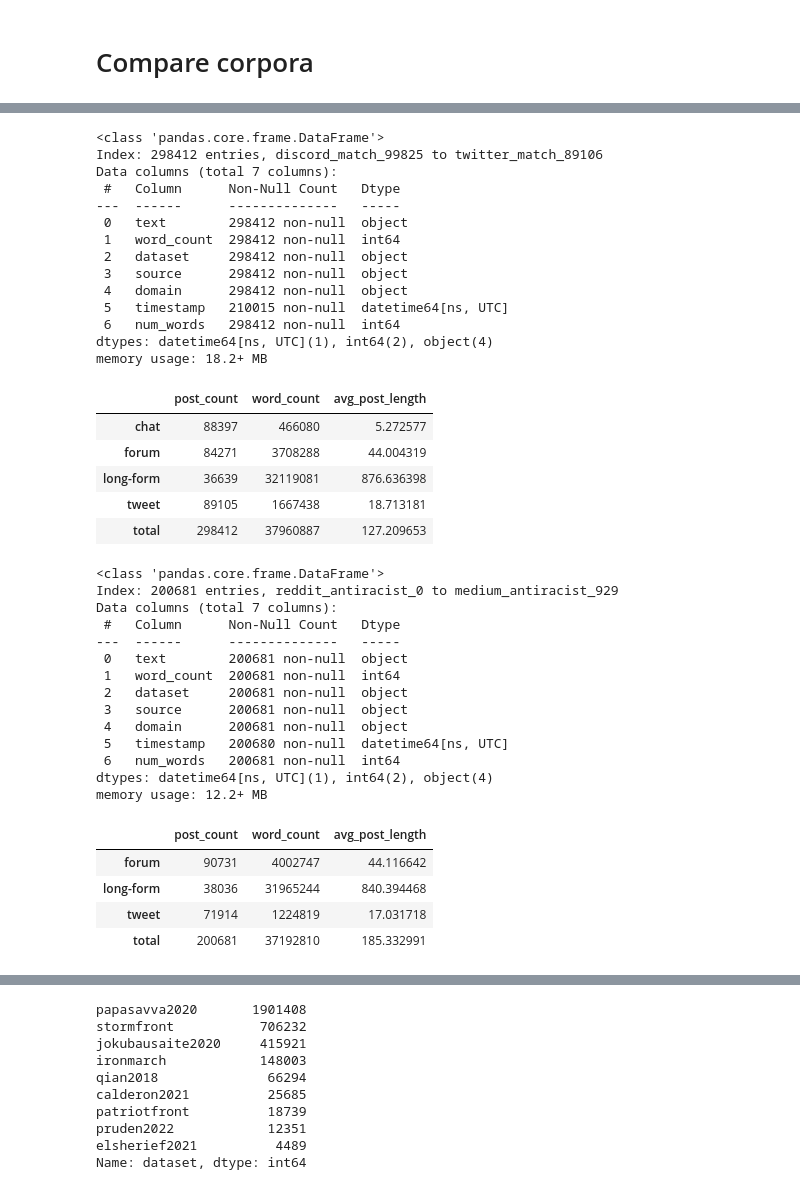
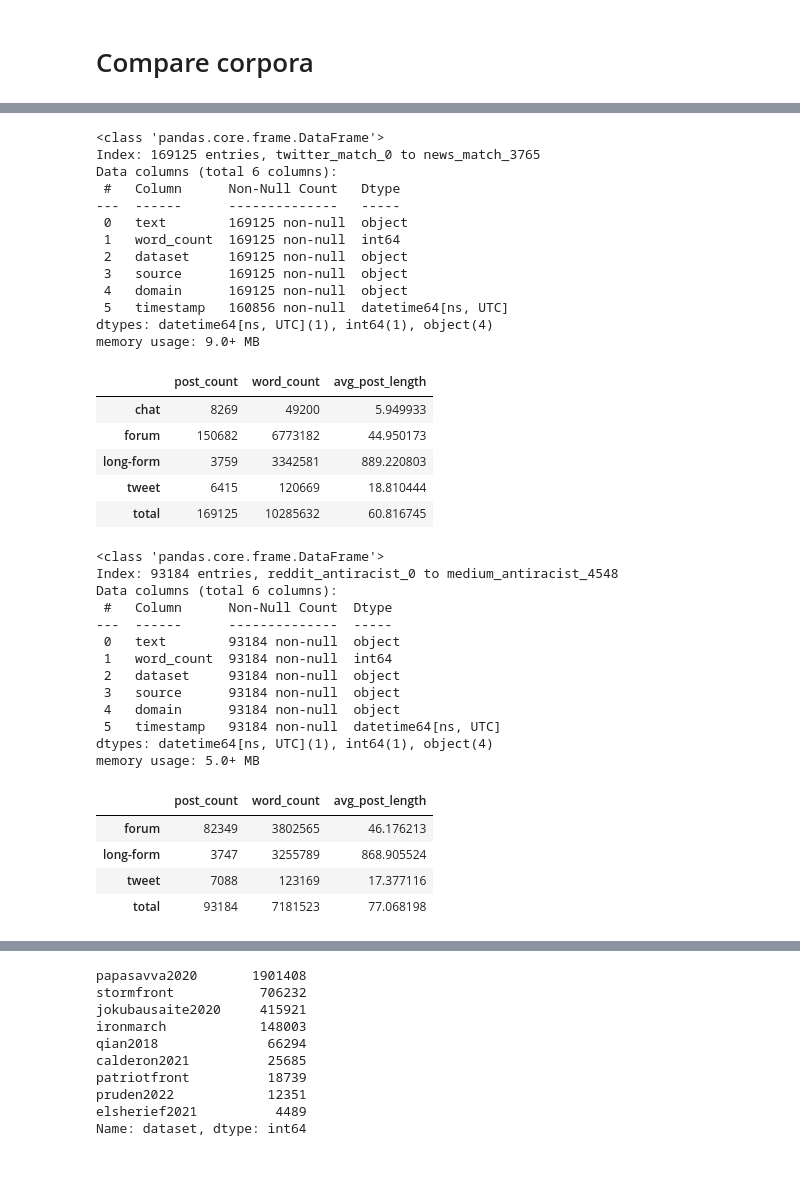
Before and after one commit to michaelmilleryoder/white_supremacist_lang, a Jupyter notebook: jupyter/corpus_stats.ipynb, the cells around one changed output, grey strips where cells are left out. Drawn from its saved outputs; the diff is of its cells as text; code cells hidden in the pictures.

```diff
--- a/jupyter/corpus_stats.ipynb
+++ b/jupyter/corpus_stats.ipynb
@@ -2,0 +27,3 @@
+# %%
+pd.set_option('display.max_colwidth', None)
+ws_data.sample(20)
@@ -323,40 +471,38 @@ memory usage: 14.0+ MB
 # %%
 # Load comparison corpora
 path = '../tmp/neutral_train_corpus.pkl'
 neutral_data = pd.read_pickle(path)
 neutral_data.info()
 
 # Post and word counts total and per domain
-# data['num_words'] = data.text.str.split().str.len()
-stats = neutral_data.groupby('domain').agg({'num_words': ['count', 'sum', 'mean']})
+stats = neutral_data.groupby('domain').agg({'word_count': ['count', 'sum', 'mean']})
 stats.columns = ['post_count', 'word_count', 'avg_post_length']
 stats
 
-total = pd.DataFrame({'post_count': len(neutral_data), 'word_count': neutral_data.num_words.sum(), 'avg_post_length': neutral_data.num_words.mean()}, index=['total'])
+total = pd.DataFrame({'post_count': len(neutral_data), 'word_count': neutral_data.word_count.sum(), 'avg_post_length': neutral_data.word_count.mean()}, index=['total'])
 total
 
 pd.concat([stats,total])
 # %% [output]
 <class 'pandas.core.frame.DataFrame'>
-Index: 298412 entries, discord_match_99825 to twitter_match_89106
-Data columns (total 7 columns):
+Index: 169125 entries, twitter_match_0 to news_match_3765
+Data columns (total 6 columns):
  #   Column      Non-Null Count   Dtype
 ---  ------      --------------   -----
- 0   text        298412 non-null  object
- 1   word_count  298412 non-null  int64
- 2   dataset     298412 non-null  object
- 3   source      298412 non-null  object
- 4   domain      298412 non-null  object
- 5   timestamp   210015 non-null  datetime64[ns, UTC]
- 6   num_words   298412 non-null  int64
-dtypes: datetime64[ns, UTC](1), int64(2), object(4)
-memory usage: 18.2+ MB
+ 0   text        169125 non-null  object
+ 1   word_count  169125 non-null  int64
+ 2   dataset     169125 non-null  object
+ 3   source      169125 non-null  object
+ 4   domain      169125 non-null  object
+ 5   timestamp   160856 non-null  datetime64[ns, UTC]
+dtypes: datetime64[ns, UTC](1), int64(1), object(4)
+memory usage: 9.0+ MB
 |  | post_count | word_count | avg_post_length |
-| chat | 88397 | 466080 | 5.272577 |
-| forum | 84271 | 3708288 | 44.004319 |
-| long-form | 36639 | 32119081 | 876.636398 |
-| tweet | 89105 | 1667438 | 18.713181 |
-| total | 298412 | 37960887 | 127.209653 |
+| chat | 8269 | 49200 | 5.949933 |
+| forum | 150682 | 6773182 | 44.950173 |
+| long-form | 3759 | 3342581 | 889.220803 |
+| tweet | 6415 | 120669 | 18.810444 |
+| total | 169125 | 10285632 | 60.816745 |
 # %%
 # Load comparison corpora
 path = '../tmp/antiracist_train_corpus.pkl'
@@ -364,32 +510,31 @@ antiracist_data = pd.read_pickle(path)
 antiracist_data.info()
 
 # Post and word counts total and per domain
-# data['num_words'] = data.text.str.split().str.len()
-stats = antiracist_data.groupby('domain').agg({'num_words': ['count', 'sum', 'mean']})
+# data['word_count'] = data.text.str.split().str.len()
+stats = antiracist_data.groupby('domain').agg({'word_count': ['count', 'sum', 'mean']})
 stats.columns = ['post_count', 'word_count', 'avg_post_length']
 stats
 
-total = pd.DataFrame({'post_count': len(antiracist_data), 'word_count': antiracist_data.num_words.sum(), 'avg_post_length': antiracist_data.num_words.mean()}, index=['total'])
+total = pd.DataFrame({'post_count': len(antiracist_data), 'word_count': antiracist_data.word_count.sum(), 'avg_post_length': antiracist_data.word_count.mean()}, index=['total'])
 total
 
 pd.concat([stats,total])
 # %% [output]
 <class 'pandas.core.frame.DataFrame'>
-Index: 200681 entries, reddit_antiracist_0 to medium_antiracist_929
-Data columns (total 7 columns):
- #   Column      Non-Null Count   Dtype
----  ------      --------------   -----
- 0   text        200681 non-null  object
- 1   word_count  200681 non-null  int64
- 2   dataset     200681 non-null  object
- 3   source      200681 non-null  object
- 4   domain      200681 non-null  object
- 5   timestamp   200680 non-null  datetime64[ns, UTC]
- 6   num_words   200681 non-null  int64
-dtypes: datetime64[ns, UTC](1), int64(2), object(4)
-memory usage: 12.2+ MB
+Index: 93184 entries, reddit_antiracist_0 to medium_antiracist_4548
+Data columns (total 6 columns):
+ #   Column      Non-Null Count  Dtype
+---  ------      --------------  -----
+ 0   text        93184 non-null  object
+ 1   word_count  93184 non-null  int64
+ 2   dataset     93184 non-null  object
+ 3   source      93184 non-null  object
+ 4   domain      93184 non-null  object
+ 5   timestamp   93184 non-null  datetime64[ns, UTC]
+dtypes: datetime64[ns, UTC](1), int64(1), object(4)
+memory usage: 5.0+ MB
 |  | post_count | word_count | avg_post_length |
-| forum | 90731 | 4002747 | 44.116642 |
-| long-form | 38036 | 31965244 | 840.394468 |
-| tweet | 71914 | 1224819 | 17.031718 |
-| total | 200681 | 37192810 | 185.332991 |
+| forum | 82349 | 3802565 | 46.176213 |
+| long-form | 3747 | 3255789 | 868.905524 |
+| tweet | 7088 | 123169 | 17.377116 |
+| total | 93184 | 7181523 | 77.068198 |
```
Also changed, not shown: parts of 18 cells of this notebook, 50 other files.
